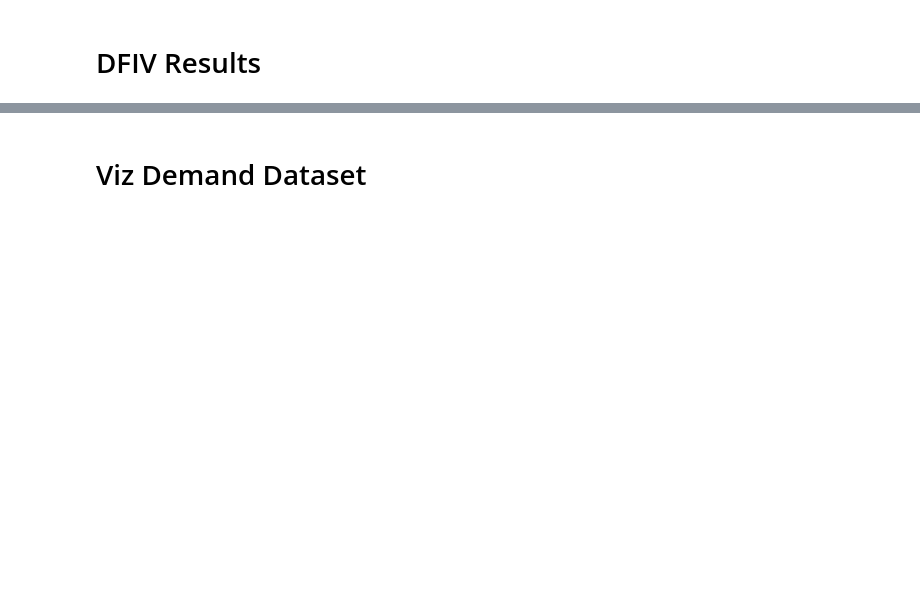
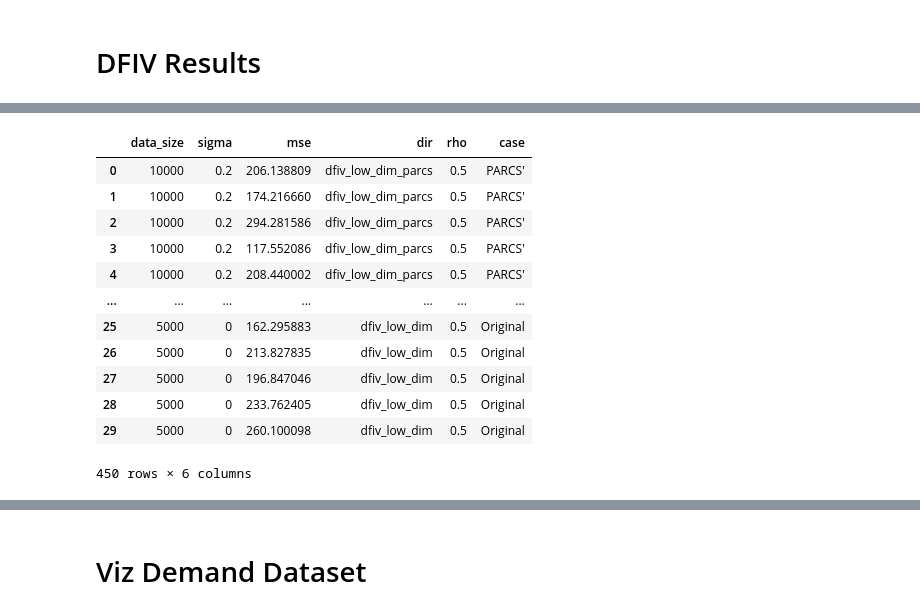
Before and after one commit to Jasmineqy0/DeepFeatureIV, a Jupyter notebook: viz/viz.ipynb, the cells around one changed output, grey strips where cells are left out. Saved outputs shown, nothing was run; the diff lists cells and outputs as text; code cells hidden in the pictures; blank space fills up the shorter version.

```diff
--- a/viz/viz.ipynb
+++ b/viz/viz.ipynb
@@ -33,7 +33,7 @@ def get_results(dir):
 
         n = len(mse)
         props = {key: val * n for key, val in props.items()}
-        props.update({'mse': mse, 'case': [dir] * n})
+        props.update({'mse': mse, 'dir': [dir] * n})
         dfs.append(pd.DataFrame(props))
     return pd.concat(dfs)
 # %%
@@ -41,4 +41,5 @@ df_parcs =  get_results('dfiv_low_dim_parcs')
 df_parcs = df_parcs.fillna(0)
 # set(df.sigma)
 df_parcs.sigma = ['0' if val == 'None' else val for val in df_parcs.sigma]
+df_parcs['rho'] = '0.5'
 set(df_parcs.sigma)
@@ -45,3 +48,4 @@ set(df_parcs.sigma)
 # %%
 df_orignal = get_results('dfiv_low_dim')
+df_orignal['rho'] = '0.5'
 df_orignal
@@ -53,6 +86,21 @@ df_comb = df_comb[df_comb['rho'] == '0.5']
 # %%
-df_comb.loc[df_comb['case'] == 'dfiv_low_dim', 'case'] = 'Original'
-df_comb.loc[df_comb['case'] != 'Original', 'case'] = "PARCS'"
+df_comb.loc[df_comb['dir'] == 'dfiv_low_dim', 'case'] = 'Original'
+df_comb.loc[df_comb['dir'] == 'dfiv_low_dim_parcs', 'case'] = "PARCS'"
+df_comb
+# %% [output]
+|  | data_size | sigma | mse | dir | rho | case |
+| 0 | 10000 | 0.2 | 206.138809 | dfiv_low_dim_parcs | 0.5 | PARCS' |
+| 1 | 10000 | 0.2 | 174.216660 | dfiv_low_dim_parcs | 0.5 | PARCS' |
+| 2 | 10000 | 0.2 | 294.281586 | dfiv_low_dim_parcs | 0.5 | PARCS' |
+| 3 | 10000 | 0.2 | 117.552086 | dfiv_low_dim_parcs | 0.5 | PARCS' |
+| 4 | 10000 | 0.2 | 208.440002 | dfiv_low_dim_parcs | 0.5 | PARCS' |
+| ... | ... | ... | ... | ... | ... | ... |
+| 25 | 5000 | 0 | 162.295883 | dfiv_low_dim | 0.5 | Original |
+| 26 | 5000 | 0 | 213.827835 | dfiv_low_dim | 0.5 | Original |
+| 27 | 5000 | 0 | 196.847046 | dfiv_low_dim | 0.5 | Original |
+| 28 | 5000 | 0 | 233.762405 | dfiv_low_dim | 0.5 | Original |
+| 29 | 5000 | 0 | 260.100098 | dfiv_low_dim | 0.5 | Original |
+450 rows × 6 columns
 # %%
 df_avg = df_comb.groupby(['data_size', 'rho', 'case', 'sigma']).mean()
 df_avg = df_avg.reset_index()
```
Also changed, not shown: parts of 17 cells of this notebook.
